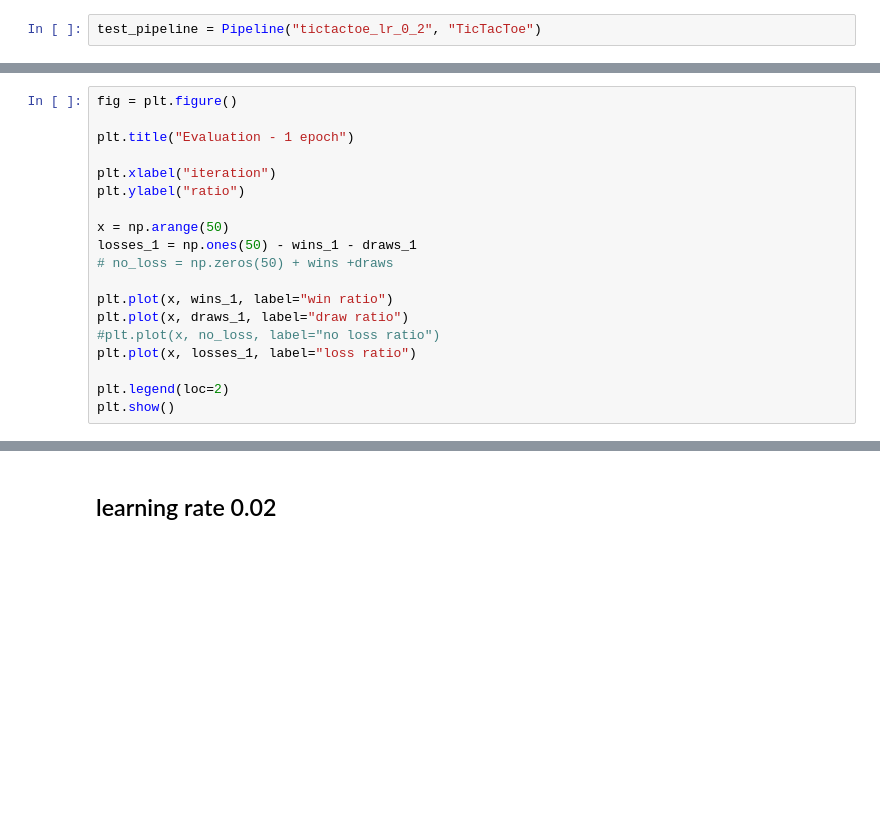
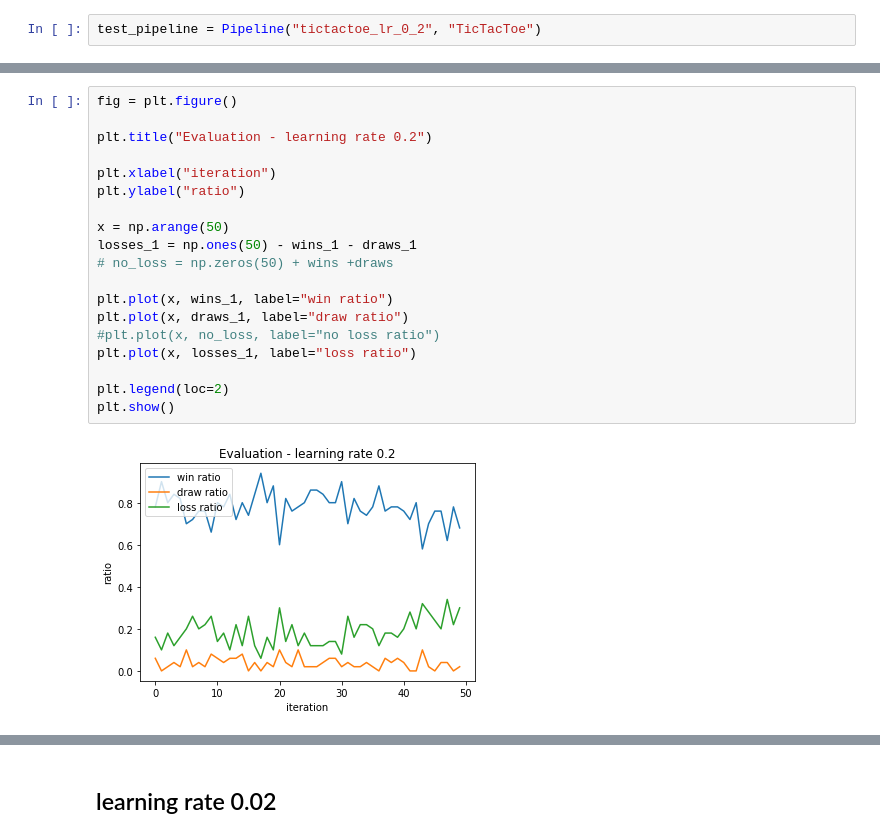
Before and after one commit to y4nnic/AlphaZero_for_small_board_games, a Jupyter notebook: experiment_learning_rate.ipynb, the cells around one changed output, grey strips where cells are left out. Cells and saved outputs as stored; diff of their text form; blank space fills up the shorter version.

Commit message:
updated experiment learning rate

```diff
--- a/experiment_learning_rate.ipynb
+++ b/experiment_learning_rate.ipynb
@@ -52,22 +72,24 @@ wins_1, draws_1 = test_pipeline.run(50)
 # %%
 fig = plt.figure()
 
-plt.title("Evaluation - 1 epoch")
+plt.title("Evaluation - learning rate 0.2")
 
 plt.xlabel("iteration")
 plt.ylabel("ratio")
 
 x = np.arange(50)
 losses_1 = np.ones(50) - wins_1 - draws_1
 # no_loss = np.zeros(50) + wins +draws
 
 plt.plot(x, wins_1, label="win ratio")
 plt.plot(x, draws_1, label="draw ratio")
 #plt.plot(x, no_loss, label="no loss ratio")
 plt.plot(x, losses_1, label="loss ratio")
 
 plt.legend(loc=2)
 plt.show()
+# %% [output]
+[figure, added]
 # %%
 print(wins_1)
 print(draws_1)
```
Also changed, not shown: parts of 16 cells of this notebook, 6 other files.
